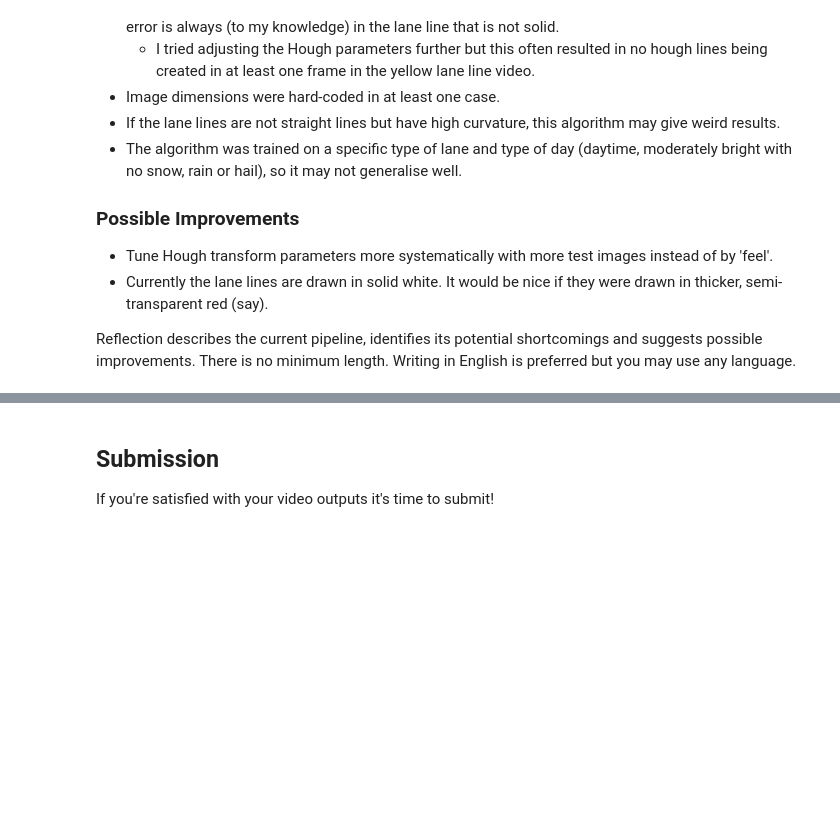
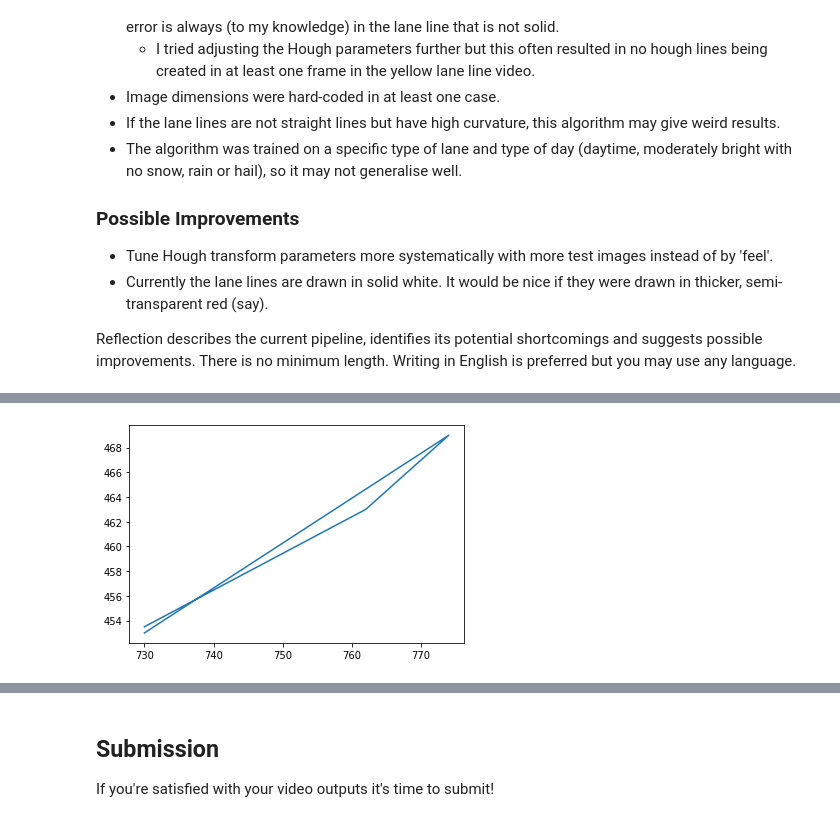
Before and after one commit to vijaypurohit322/Self-Driving-Car_Lane-Detection, a Jupyter notebook: P1.ipynb, the cells around one changed output, grey strips where cells are left out. Cells and saved outputs as stored; diff of their text form; code cells hidden in the pictures; blank space fills up the shorter version.

```diff
--- a/P1.ipynb
+++ b/P1.ipynb
@@ -894,0 +921,7 @@ Reflection describes the current pipeline, identifies its potential shortcomings
+# %%
+# Debugging plot 2: Plotting the midpoints of the Hough line segments
+# for a test image to see why the final line plotted was wrong.
+plt.plot([730.0, 762.0, 774.0, 730.0],[453.5, 463.0, 469.0, 453.0])
+plt.show()
+# %% [output]
+[figure, added]
```
Also changed, not shown: parts of 21 cells of this notebook.
